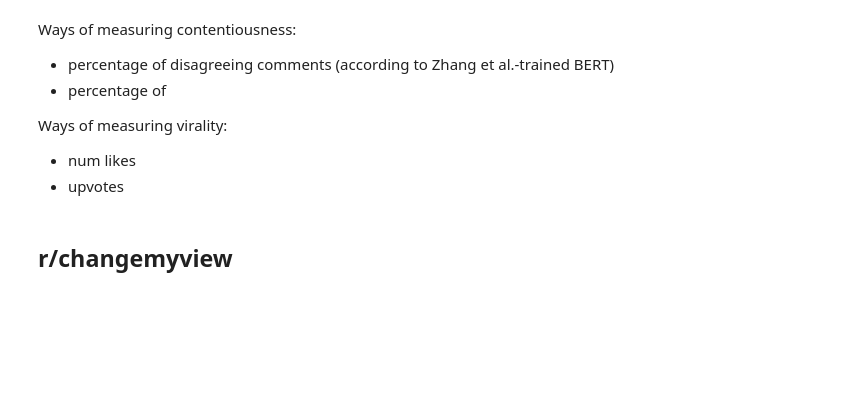
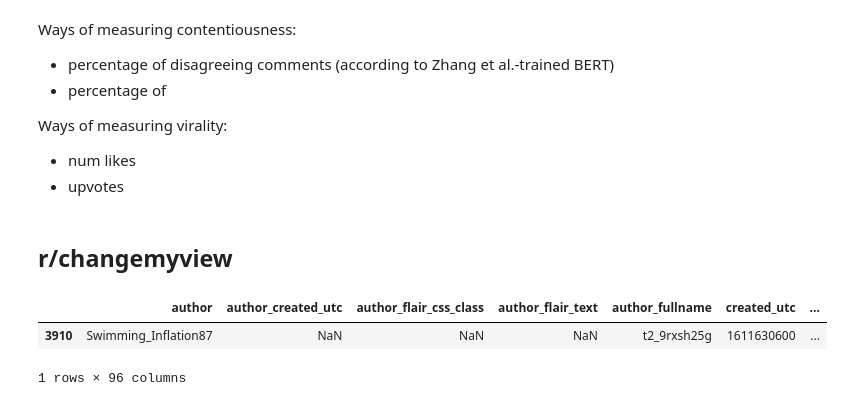
Before and after one commit to yiweiluo/Green-American-Lexicon, a Jupyter notebook: agreement_detection/agreement_and_virality.ipynb, the cells around one changed output. Cells and saved outputs as stored; diff of their text form; code cells hidden in the pictures; blank space fills up the shorter version.

```diff
--- a/agreement_detection/agreement_and_virality.ipynb
+++ b/agreement_detection/agreement_and_virality.ipynb
@@ -52,2 +81,8 @@ posts_df['pct_disagree_comments'] = posts_df.apply(lambda x: x['n_disagree_comme
 
 # Plotting/correlation testing
+# %%
+posts_df.loc[posts_df['n_disagree_comments'] > posts_df['num_comments']]
+# %% [output]
+|  | author | author_created_utc | author_flair_css_class | author_flair_text | author_fullname | created_utc | ... |
+| 3910 | Swimming_Inflation87 | NaN | NaN | NaN | t2_9rxsh25g | 1611630600 | ... |
+1 rows × 96 columns
```
Also changed, not shown: parts of 17 cells of this notebook, 4 other files.
